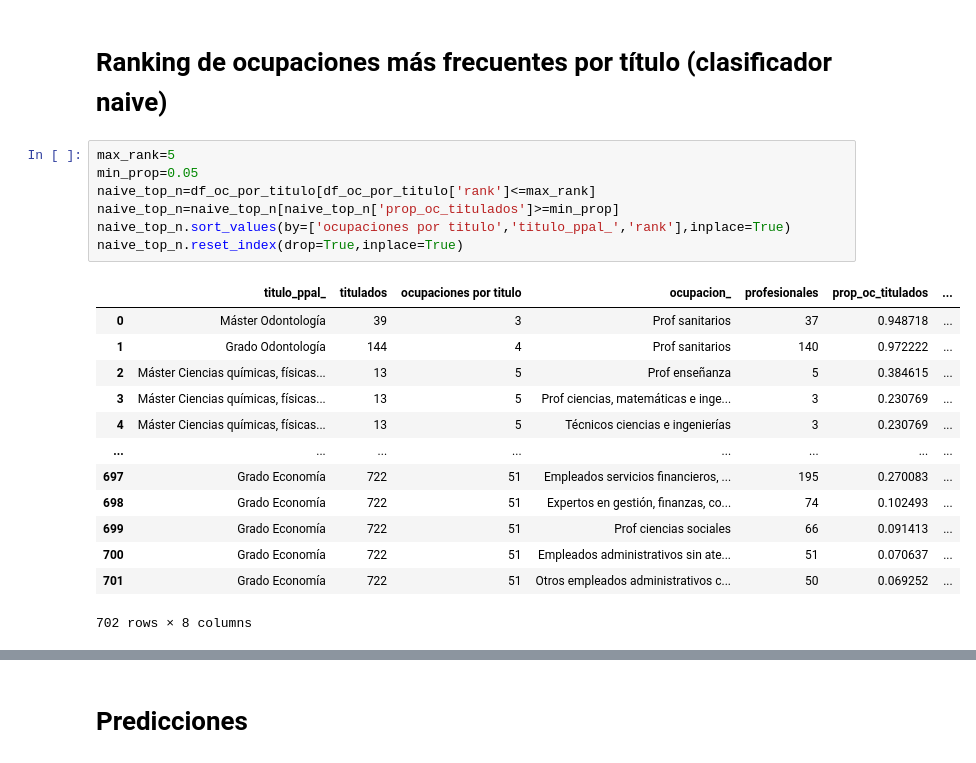
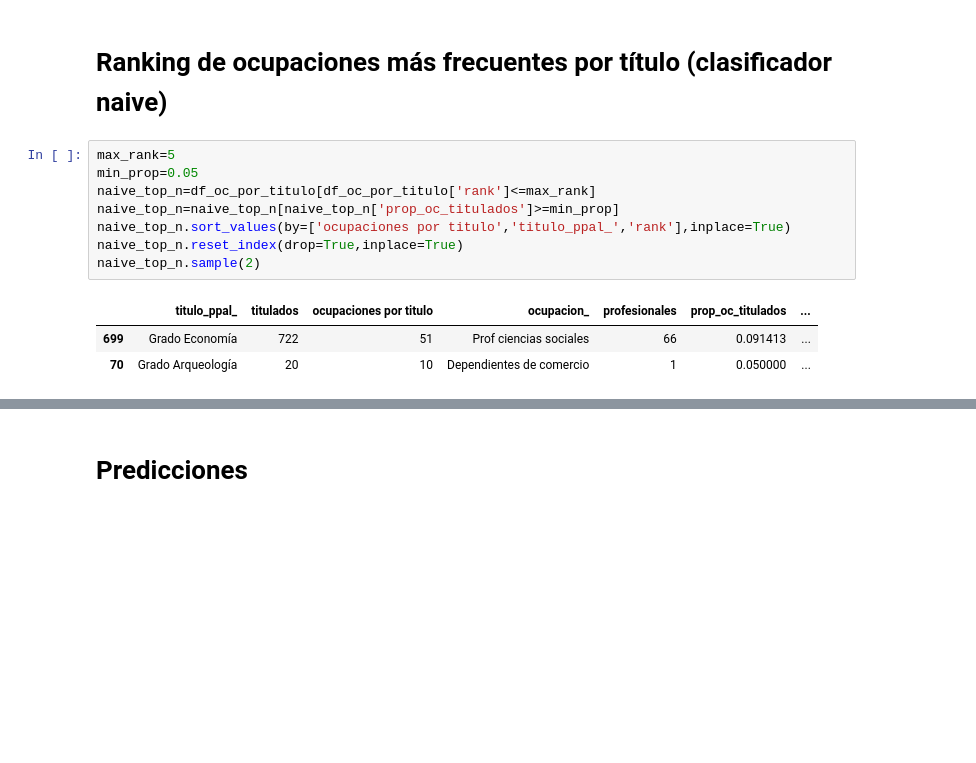
Before and after one commit to bdeotto/KSchool_TFM, a Jupyter notebook: naive_benchmark.ipynb, the cells around one changed output, grey strips where cells are left out. Saved outputs shown, nothing was run; the diff lists cells and outputs as text; blank space fills up the shorter version.

```diff
--- a/naive_benchmark.ipynb
+++ b/naive_benchmark.ipynb
@@ -316,22 +316,13 @@ df_oc_por_titulo
 # %%
 max_rank=5
 min_prop=0.05
 naive_top_n=df_oc_por_titulo[df_oc_por_titulo['rank']<=max_rank]
 naive_top_n=naive_top_n[naive_top_n['prop_oc_titulados']>=min_prop]
 naive_top_n.sort_values(by=['ocupaciones por titulo','titulo_ppal_','rank'],inplace=True)
 naive_top_n.reset_index(drop=True,inplace=True)
+naive_top_n.sample(2)
 # %% [output]
 |  | titulo_ppal_ | titulados | ocupaciones por titulo | ocupacion_ | profesionales | prop_oc_titulados | ... |
-| 0 | Máster Odontología | 39 | 3 | Prof sanitarios | 37 | 0.948718 | ... |
-| 1 | Grado Odontología | 144 | 4 | Prof sanitarios | 140 | 0.972222 | ... |
-| 2 | Máster Ciencias químicas, físicas... | 13 | 5 | Prof enseñanza | 5 | 0.384615 | ... |
-| 3 | Máster Ciencias químicas, físicas... | 13 | 5 | Prof ciencias, matemáticas e inge... | 3 | 0.230769 | ... |
-| 4 | Máster Ciencias químicas, físicas... | 13 | 5 | Técnicos ciencias e ingenierías | 3 | 0.230769 | ... |
-| ... | ... | ... | ... | ... | ... | ... | ... |
-| 697 | Grado Economía | 722 | 51 | Empleados servicios financieros, ... | 195 | 0.270083 | ... |
-| 698 | Grado Economía | 722 | 51 | Expertos en gestión, finanzas, co... | 74 | 0.102493 | ... |
 | 699 | Grado Economía | 722 | 51 | Prof ciencias sociales | 66 | 0.091413 | ... |
-| 700 | Grado Economía | 722 | 51 | Empleados administrativos sin ate... | 51 | 0.070637 | ... |
-| 701 | Grado Economía | 722 | 51 | Otros empleados administrativos c... | 50 | 0.069252 | ... |
+| 70 | Grado Arqueología | 20 | 10 | Dependientes de comercio | 1 | 0.050000 | ... |
-702 rows × 8 columns
 # %%
```
Also changed, not shown: parts of 5 cells of this notebook.
